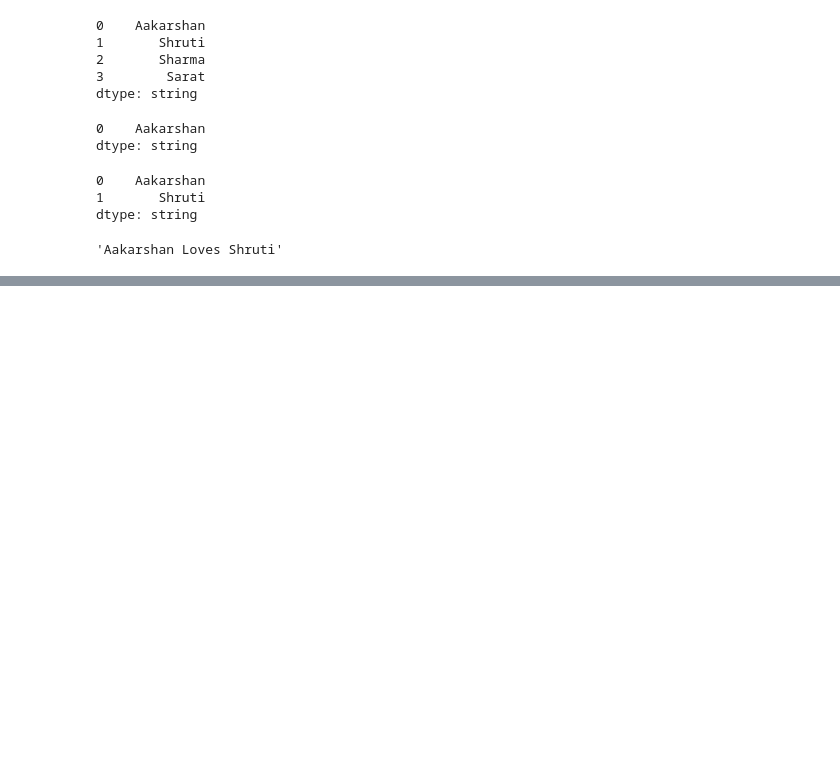
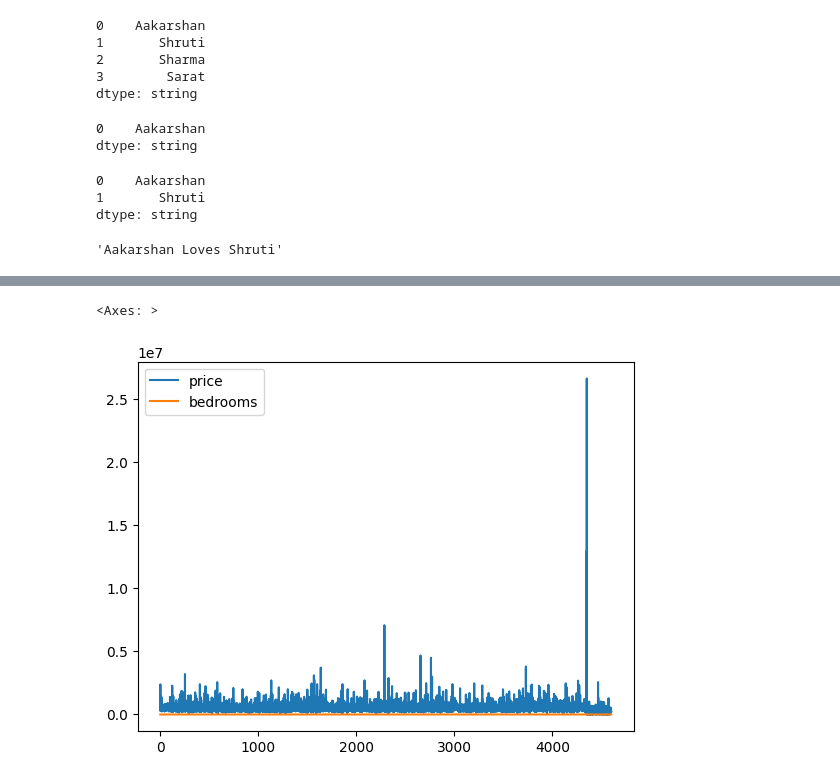
Before and after one commit to sunaak98/DataScienceWithPython, a Jupyter notebook: DataScienceWithPython.ipynb, the cells around one changed output, grey strips where cells are left out. Saved outputs shown, nothing was run; the diff lists cells and outputs as text; code cells hidden in the pictures; blank space fills up the shorter version.

```diff
--- a/DataScienceWithPython.ipynb
+++ b/DataScienceWithPython.ipynb
@@ -726,0 +798,5 @@ dfs[0:2].str.cat(sep=' Loves ')
+# %%
+df[['price','bedrooms']].plot()
+# %% [output]
+<Axes: >
+[figure, added]
```
Also changed, not shown: parts of 14 cells of this notebook, 7 other files.
